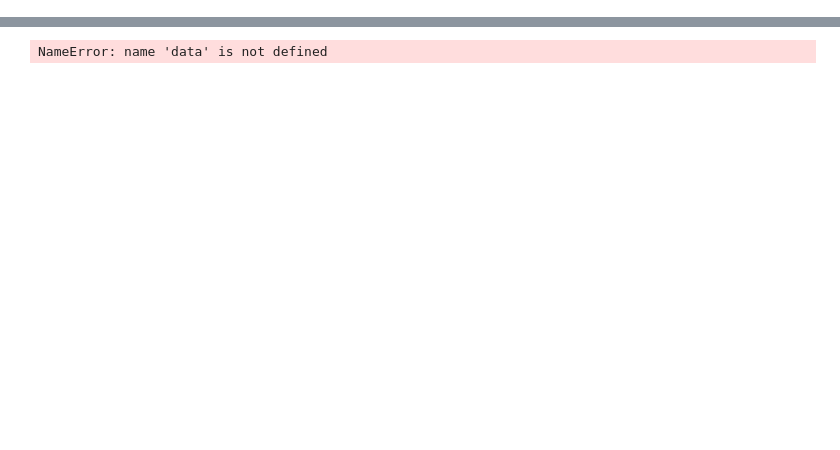
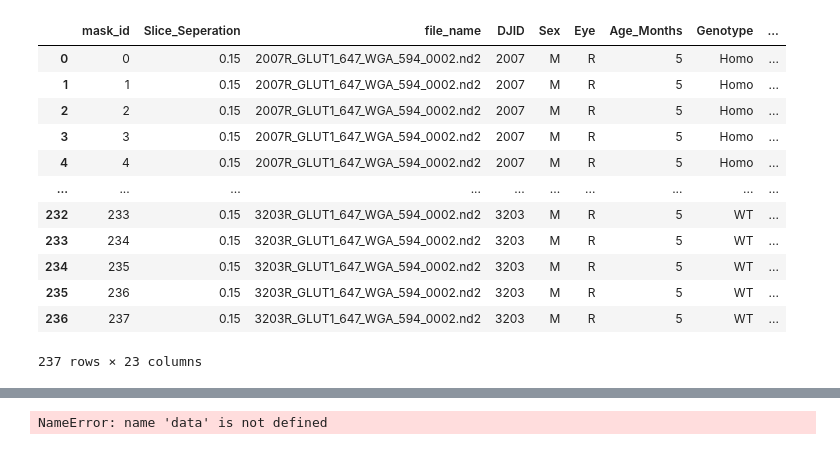
Before and after one commit to rltinio/ImageAnalysis, a Jupyter notebook: GUI Development/Examine_Files.ipynb, the cells around one changed output, grey strips where cells are left out. Saved outputs shown, nothing was run; the diff lists cells and outputs as text; code cells hidden in the pictures; blank space fills up the shorter version.

```diff
--- a/GUI Development/Examine_Files.ipynb
+++ b/GUI Development/Examine_Files.ipynb
@@ -10,3 +24,33 @@ FileNotFoundError: [Errno 2] No such file or directory: 'previous_data.csv'
+# %%
+# X_vals,'Y_vals_DAPI', 'Y_vals_eGFP','Y_vals_WGA', 'Y_vals_GLUT1', 'original_mask_id', 'Cell',
+# 'WGA_Middle_Indices', 'DAPI_peak_index'
+
+drop_cols = ['X_vals', 'Y_vals_DAPI', 'Y_vals_eGFP','Y_vals_WGA', 'Y_vals_GLUT1',
+             'original_mask_id', 'Cell','WGA_Middle_Indices', 'DAPI_peak_index',
+             'WGA_Top_Indices','WGA_Bottom_Indices',]
+
+rename_cols = {'Age': 'Age_Months', 'Treatment':'Experimental_Condition', 'in_rip':'In_Rip',
+                'Time_Min': 'Time_Condition', 'Length':'Length_um'}
+
+final.drop(columns= drop_cols, axis = 1, inplace = True)
+final.rename(columns =  rename_cols, inplace = True)
+
+
+final
+# %% [output]
+|  | mask_id | Slice_Seperation | file_name | DJID | Sex | Eye | Age_Months | Genotype | ... |
+| 0 | 0 | 0.15 | 2007R_GLUT1_647_WGA_594_0002.nd2 | 2007 | M | R | 5 | Homo | ... |
+| 1 | 1 | 0.15 | 2007R_GLUT1_647_WGA_594_0002.nd2 | 2007 | M | R | 5 | Homo | ... |
+| 2 | 2 | 0.15 | 2007R_GLUT1_647_WGA_594_0002.nd2 | 2007 | M | R | 5 | Homo | ... |
+| 3 | 3 | 0.15 | 2007R_GLUT1_647_WGA_594_0002.nd2 | 2007 | M | R | 5 | Homo | ... |
+| 4 | 4 | 0.15 | 2007R_GLUT1_647_WGA_594_0002.nd2 | 2007 | M | R | 5 | Homo | ... |
+| ... | ... | ... | ... | ... | ... | ... | ... | ... | ... |
+| 232 | 233 | 0.15 | 3203R_GLUT1_647_WGA_594_0002.nd2 | 3203 | M | R | 5 | WT | ... |
+| 233 | 234 | 0.15 | 3203R_GLUT1_647_WGA_594_0002.nd2 | 3203 | M | R | 5 | WT | ... |
+| 234 | 235 | 0.15 | 3203R_GLUT1_647_WGA_594_0002.nd2 | 3203 | M | R | 5 | WT | ... |
+| 235 | 236 | 0.15 | 3203R_GLUT1_647_WGA_594_0002.nd2 | 3203 | M | R | 5 | WT | ... |
+| 236 | 237 | 0.15 | 3203R_GLUT1_647_WGA_594_0002.nd2 | 3203 | M | R | 5 | WT | ... |
+237 rows × 23 columns
 # %%
 meta_data
 # %% [output]
```
Also changed, not shown: parts of 8 cells of this notebook, 6 other files.
